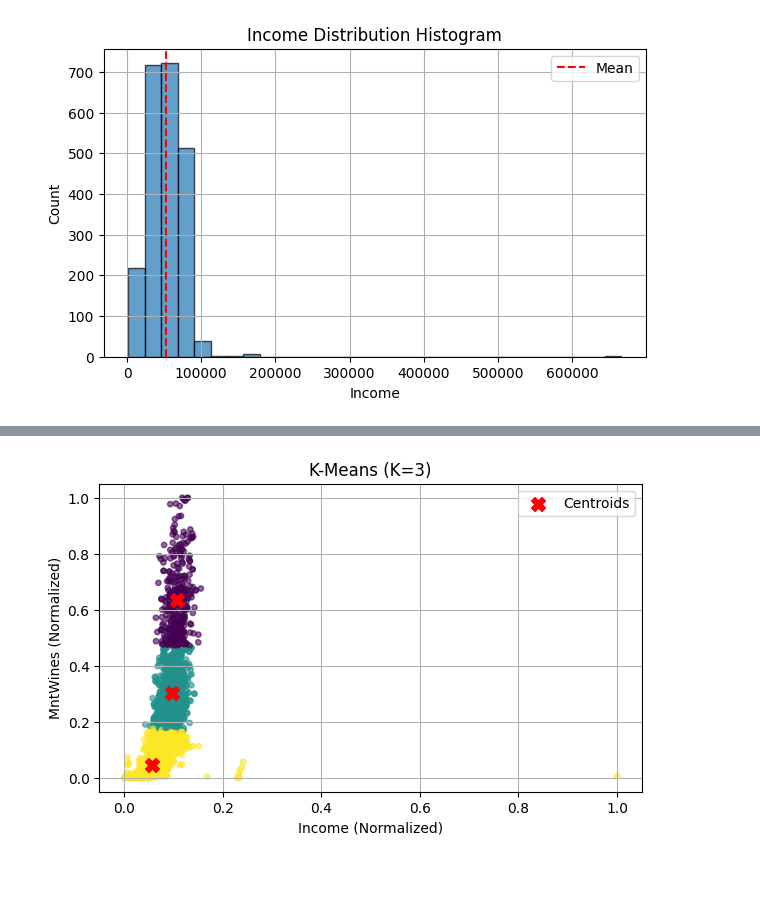
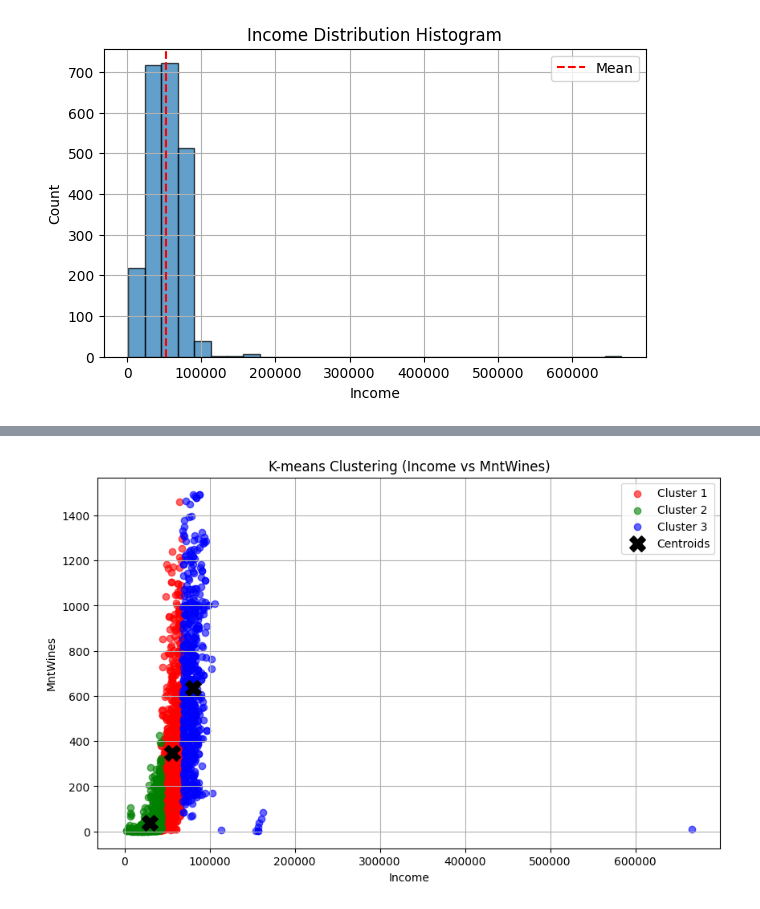
Before and after one commit to Sidd112-1b/ML-Lab, a Jupyter notebook: Lab3/Lab3.ipynb, the cells around one changed output, grey strips where cells are left out. Saved outputs shown, nothing was run; the diff lists cells and outputs as text; code cells hidden in the pictures; blank space fills up the shorter version.

```diff
--- a/Lab3/Lab3.ipynb
+++ b/Lab3/Lab3.ipynb
@@ -208,53 +208,68 @@ plt.show()
 Mean: 52247.25, Std Dev: 25167.40
 [figure]
 # %%
-# A11
-def kmeans(data_matrix, k, max_iterations=100, tolerance=1e-4, random_seed=42):
-    data = np.array(data_matrix, dtype=float)
-    num_samples, num_features = data.shape
+def k_means(data, k, max_iters=100, p=2):
+    data = np.array(data, dtype=float)
 
-    rng = np.random.default_rng(random_seed)
-    centroids = data[rng.choice(num_samples, size=k, replace=False)].copy()
-    labels = np.zeros(num_samples, dtype=int)
-    inertia_history = []
+    # Initialize centroids using the first 'k' data points
+    centroids = np.copy(data[:k])
 
-    for iteration in range(max_iterations):
-        for i in range(num_samples):
-            dists = [minkowski_distance(data[i], c, p=2) for c in centroids]
-            labels[i] = int(np.argmin(dists))
+    for iteration in range(max_iters):
+        clusters = [[] for _ in range(k)]
 
-        new_centroids = np.zeros((k, num_features))
-        for c_idx in range(k):
-            members = data[labels == c_idx]
-            if len(members) == 0:
-                new_centroids[c_idx] = data[rng.choice(num_samples)]
+        for point in data:
+            distances = [minkowski_distance(point, centroid, p) for centroid in centroids]
+            closest_idx = np.argmin(distances)
+            clusters[closest_idx].append(point)
+
+        new_centroids = []
+        for i in range(k):
+            if len(clusters[i]) > 0:
+                new_centroid = np.mean(clusters[i], axis=0)
+                new_centroids.append(new_centroid)
             else:
-                new_centroids[c_idx] = [compute_mean(members[:, j]) for j in range(num_features)]
+                new_centroids.append(centroids[i])
 
-        inertia = sum(minkowski_distance(data[i], new_centroids[labels[i]], p=2) ** 2 for i in range(num_samples))
-        inertia_history.append(inertia)
+        new_centroids = np.array(new_centroids)
 
-        shift = max(minkowski_distance(centroids[c], new_centroids[c], p=2) for c in range(k))
+        if np.allclose(centroids, new_centroids):
+            print(f"Converged after {iteration + 1} iterations.\n")
+            break
+
         centroids = new_centroids
 
-        if shift < tolerance:
-            break
+    return centroids, clusters
 
-    return labels, centroids, inertia_history[-1], inertia_history
+# Subset the dataframe for Income and MntWines
+selected_cols = ['Income', 'MntWines']
+dataset = df_encoded[selected_cols].values
+k_value = 3
 
-km_feats = ['Income', 'MntWines']
-raw_km = df_encoded[km_feats].values
-km_data_norm = (raw_km - raw_km.min(axis=0)) / (raw_km.max(axis=0) - raw_km.min(axis=0) + 1e-9)
+# Run K-means
+final_centroids, final_clusters = k_means(dataset, k=k_value)
 
-labels, centroids, inertia, history = kmeans(km_data_norm, k=3, max_iterations=50)
-print(f'Inertia (WCSS): {inertia:.4f}')
+print("Final Clustering Results:")
+print("-" * 35)
+for i, (centroid, cluster) in enumerate(zip(final_centroids, final_clusters)):
+    print(f"Cluster {i + 1}:")
+    # Formatting to standard decimals instead of scientific notation
+    print(f"  Centroid   -> Income: {centroid[0]:,.2f}, MntWines: {centroid[1]:,.2f}")
+    print(f"  Total Size -> {len(cluster)} points\n")
 
-plt.figure(figsize=(7, 4))
-plt.scatter(km_data_norm[:, 0], km_data_norm[:, 1], c=labels, cmap='viridis', s=15, alpha=0.6)
-plt.scatter(centroids[:, 0], centroids[:, 1], color='red', marker='X', s=100, label='Centroids')
-plt.title('K-Means (K=3)')
-plt.xlabel('Income (Normalized)')
-plt.ylabel('MntWines (Normalized)')
+
+# Plotting the results
+colors = ['r', 'g', 'b', 'c', 'm', 'y']
+plt.figure(figsize=(10, 6))
+
+for i, cluster in enumerate(final_clusters):
+    if len(cluster) > 0:
+        cluster_arr = np.array(cluster)
+        plt.scatter(cluster_arr[:, 0], cluster_arr[:, 1], c=colors[i % len(colors)], label=f'Cluster {i + 1}', alpha=0.6)
+
+plt.scatter(final_centroids[:, 0], final_centroids[:, 1], c='black', marker='X', s=200, label='Centroids')
+plt.title('K-means Clustering (Income vs MntWines)')
+plt.xlabel('Income')
+plt.ylabel('MntWines')
 plt.legend()
 plt.grid(True)
 plt.show()
@@ -263 +292 @@ Inertia (WCSS): 14.7458
-[figure, old version]
+[figure, new version]
```
Also changed, not shown: parts of 1 cell of this notebook, 1 other file.
